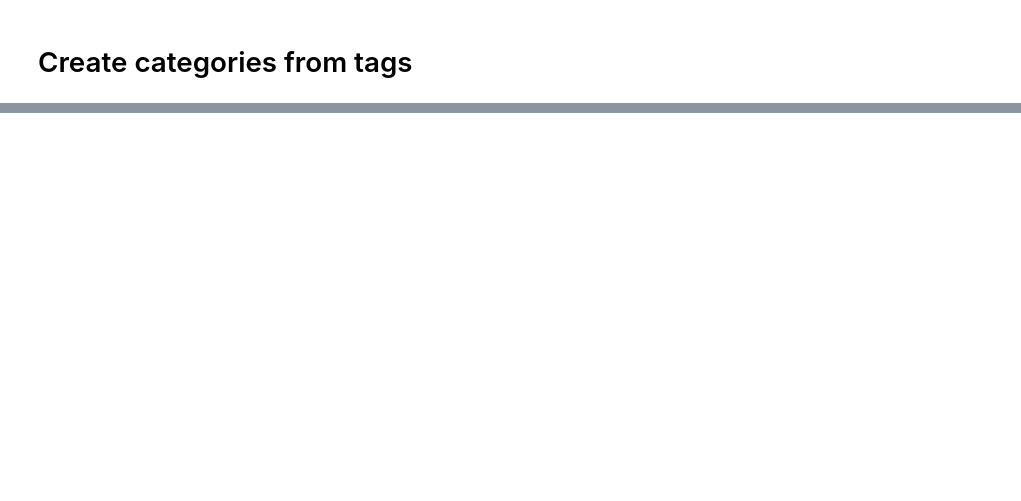
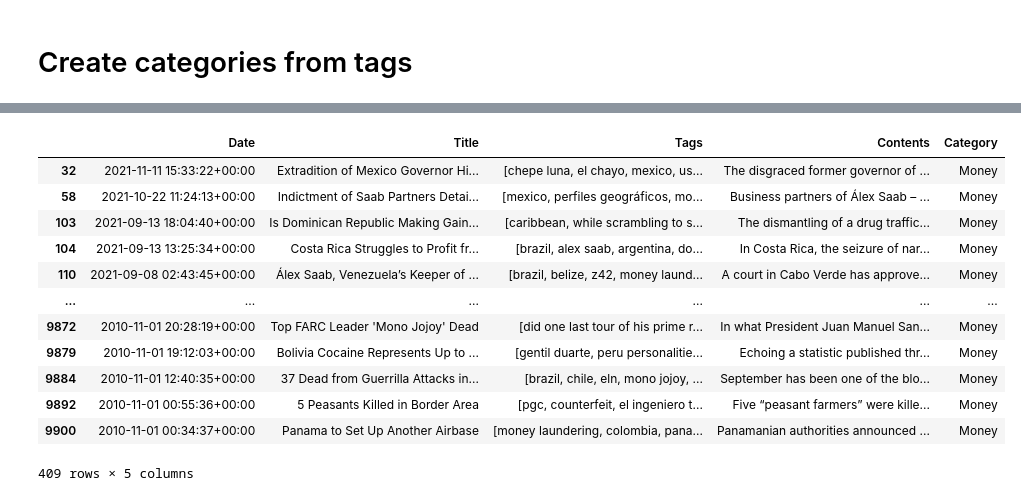
Before and after one commit to SKC-Team1/DSAI, a Jupyter notebook: main_tags.ipynb, the cells around one changed output, grey strips where cells are left out. Saved outputs shown, nothing was run; the diff lists cells and outputs as text; code cells hidden in the pictures; blank space fills up the shorter version.

```diff
--- a/main_tags.ipynb
+++ b/main_tags.ipynb
@@ -206,3 +216,20 @@ df.head(10)
+# %%
+px = df.loc[df['Category'].isin(["Money"])]
+px
+# %% [output]
+|  | Date | Title | Tags | Contents | Category |
+| 32 | 2021-11-11 15:33:22+00:00 | Extradition of Mexico Governor Hi... | [chepe luna, el chayo, mexico, us... | The disgraced former governor of ... | Money |
+| 58 | 2021-10-22 11:24:13+00:00 | Indictment of Saab Partners Detai... | [mexico, perfiles geográficos, mo... | Business partners of Álex Saab – ... | Money |
+| 103 | 2021-09-13 18:04:40+00:00 | Is Dominican Republic Making Gain... | [caribbean, while scrambling to s... | The dismantling of a drug traffic... | Money |
+| 104 | 2021-09-13 13:25:34+00:00 | Costa Rica Struggles to Profit fr... | [brazil, alex saab, argentina, do... | In Costa Rica, the seizure of nar... | Money |
+| 110 | 2021-09-08 02:43:45+00:00 | Álex Saab, Venezuela’s Keeper of ... | [brazil, belize, z42, money laund... | A court in Cabo Verde has approve... | Money |
+| ... | ... | ... | ... | ... | ... |
+| 9872 | 2010-11-01 20:28:19+00:00 | Top FARC Leader 'Mono Jojoy' Dead | [did one last tour of his prime r... | In what President Juan Manuel San... | Money |
+| 9879 | 2010-11-01 19:12:03+00:00 | Bolivia Cocaine Represents Up to ... | [gentil duarte, peru personalitie... | Echoing a statistic published thr... | Money |
+| 9884 | 2010-11-01 12:40:35+00:00 | 37 Dead from Guerrilla Attacks in... | [brazil, chile, eln, mono jojoy, ... | September has been one of the blo... | Money |
+| 9892 | 2010-11-01 00:55:36+00:00 | 5 Peasants Killed in Border Area | [pgc, counterfeit, el ingeniero t... | Five “peasant farmers” were kille... | Money |
+| 9900 | 2010-11-01 00:34:37+00:00 | Panama to Set Up Another Airbase | [money laundering, colombia, pana... | Panamanian authorities announced ... | Money |
+409 rows × 5 columns
 # %%
 from spacy.matcher import Matcher
 matcher = Matcher(nlp.vocab)
```
Also changed, not shown: parts of 12 cells of this notebook.
